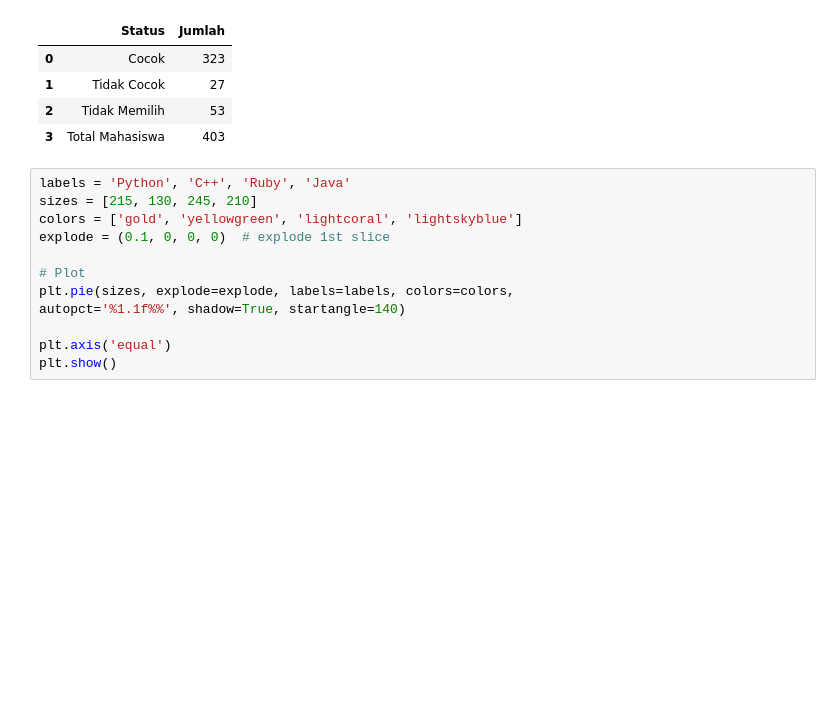
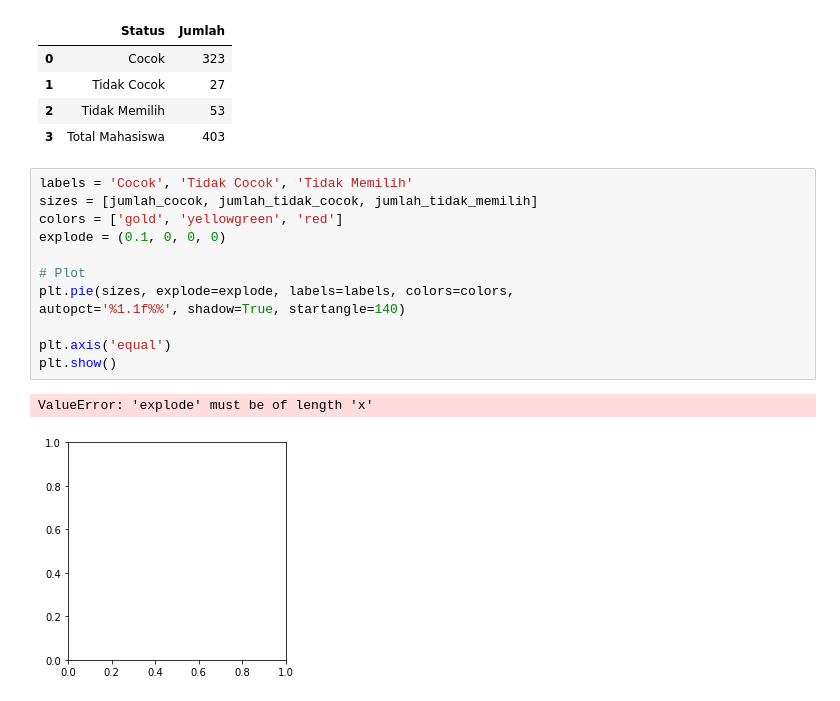
Before and after one commit to zasiem/Pekerti, a Jupyter notebook: Cluster v1.ipynb, the cells around one changed output. Cells and saved outputs as stored; diff of their text form; blank space fills up the shorter version.

Commit message:
add: pie chart

```diff
--- a/Cluster v1.ipynb
+++ b/Cluster v1.ipynb
@@ -258,14 +258,17 @@ total_cocok
 | 2 | Tidak Memilih | 53 |
 | 3 | Total Mahasiswa | 403 |
 # %%
-labels = 'Python', 'C++', 'Ruby', 'Java'
-sizes = [215, 130, 245, 210]
-colors = ['gold', 'yellowgreen', 'lightcoral', 'lightskyblue']
-explode = (0.1, 0, 0, 0)  # explode 1st slice
+labels = 'Cocok', 'Tidak Cocok', 'Tidak Memilih'
+sizes = [jumlah_cocok, jumlah_tidak_cocok, jumlah_tidak_memilih]
+colors = ['gold', 'yellowgreen', 'red']
+explode = (0.1, 0, 0, 0)
 
 # Plot
 plt.pie(sizes, explode=explode, labels=labels, colors=colors,
 autopct='%1.1f%%', shadow=True, startangle=140)
 
 plt.axis('equal')
 plt.show()
+# %% [output]
+ValueError: 'explode' must be of length 'x'
+[figure, added]
```
